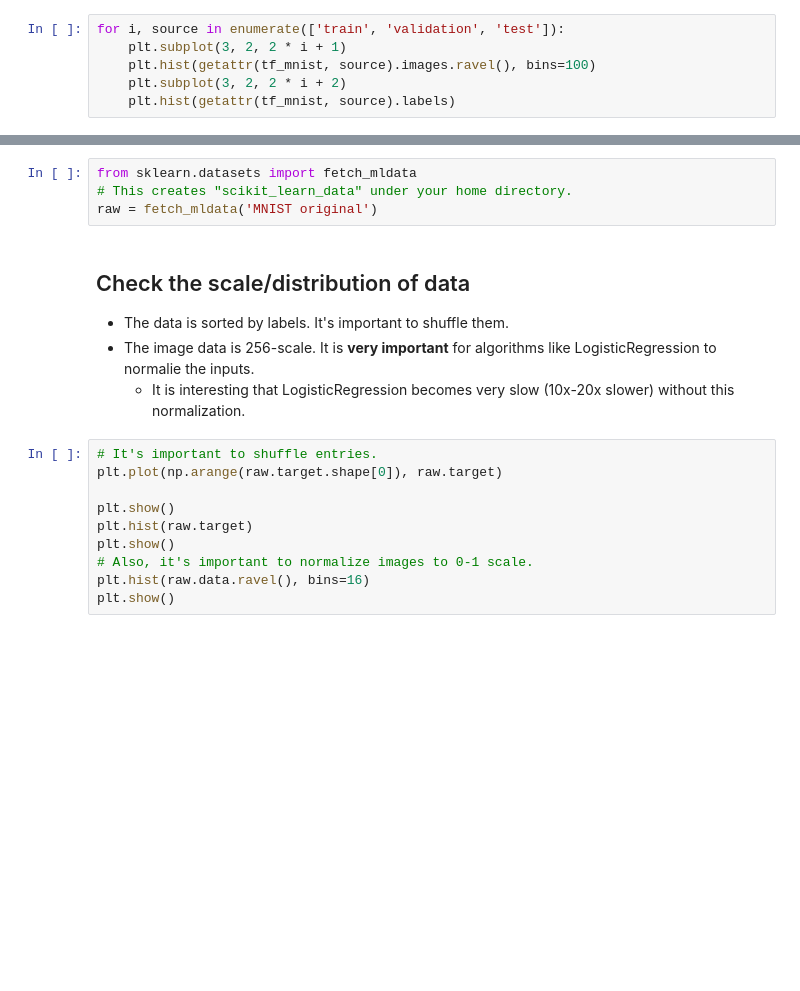
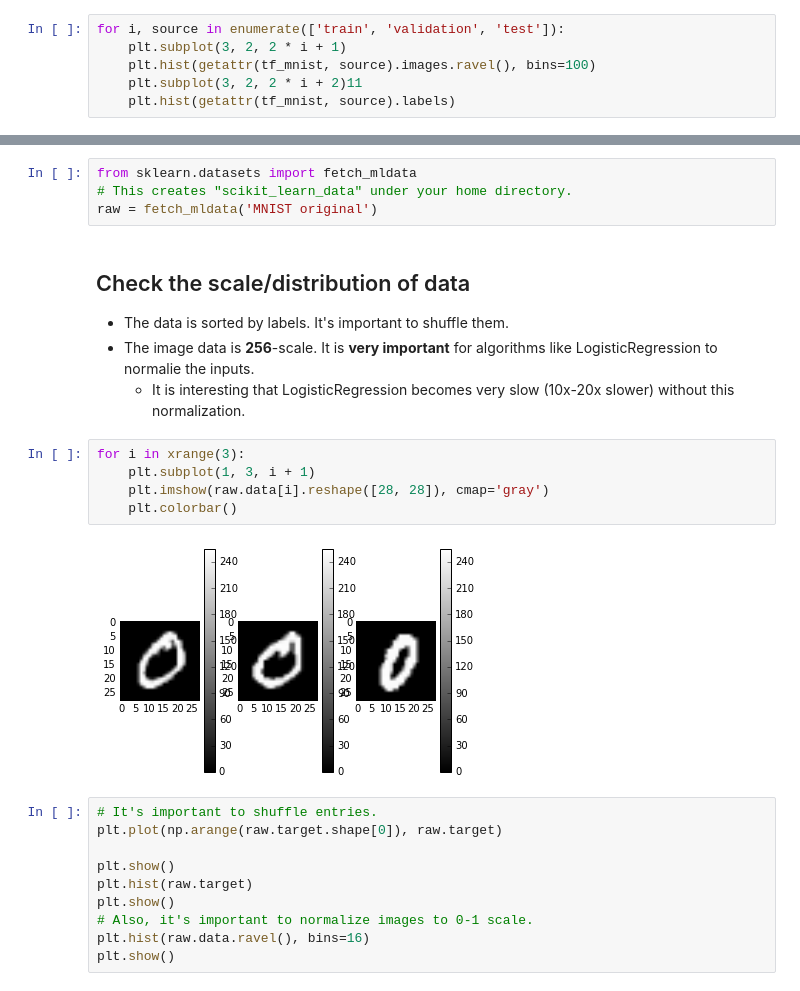
Before and after one commit to yunabe/codelab, a Jupyter notebook: python/notebook/sklearn_mnist.ipynb, the cells around one changed output, grey strips where cells are left out. Drawn from its saved outputs; the diff is of its cells as text; blank space fills up the shorter version.

```diff
--- a/python/notebook/sklearn_mnist.ipynb
+++ b/python/notebook/sklearn_mnist.ipynb
@@ -35,7 +42,7 @@ Extracting mnist/t10k-labels-idx1-ubyte.gz
 for i, source in enumerate(['train', 'validation', 'test']):
     plt.subplot(3, 2, 2 * i + 1)
     plt.hist(getattr(tf_mnist, source).images.ravel(), bins=100)
-    plt.subplot(3, 2, 2 * i + 2)
+    plt.subplot(3, 2, 2 * i + 2)11
     plt.hist(getattr(tf_mnist, source).labels)
 # %% [output]
 [figure]
@@ -50,8 +57,15 @@ raw = fetch_mldata('MNIST original')
 # %% [markdown]
 ## Check the scale/distribution of data
 - The data is sorted by labels. It's important to shuffle them.
-- The image data is 256-scale. It is **very important** for algorithms like LogisticRegression to normalie the inputs.
+- The image data is **256**-scale. It is **very important** for algorithms like LogisticRegression to normalie the inputs.
   - It is interesting that LogisticRegression becomes  very slow (10x-20x slower) without this normalization.
+# %%
+for i in xrange(3):
+    plt.subplot(1, 3, i + 1)
+    plt.imshow(raw.data[i].reshape([28, 28]), cmap='gray')
+    plt.colorbar()
+# %% [output]
+[figure, added]
 # %%
 # It's important to shuffle entries.
 plt.plot(np.arange(raw.target.shape[0]), raw.target)
```
Also changed, not shown: parts of 8 cells of this notebook.
